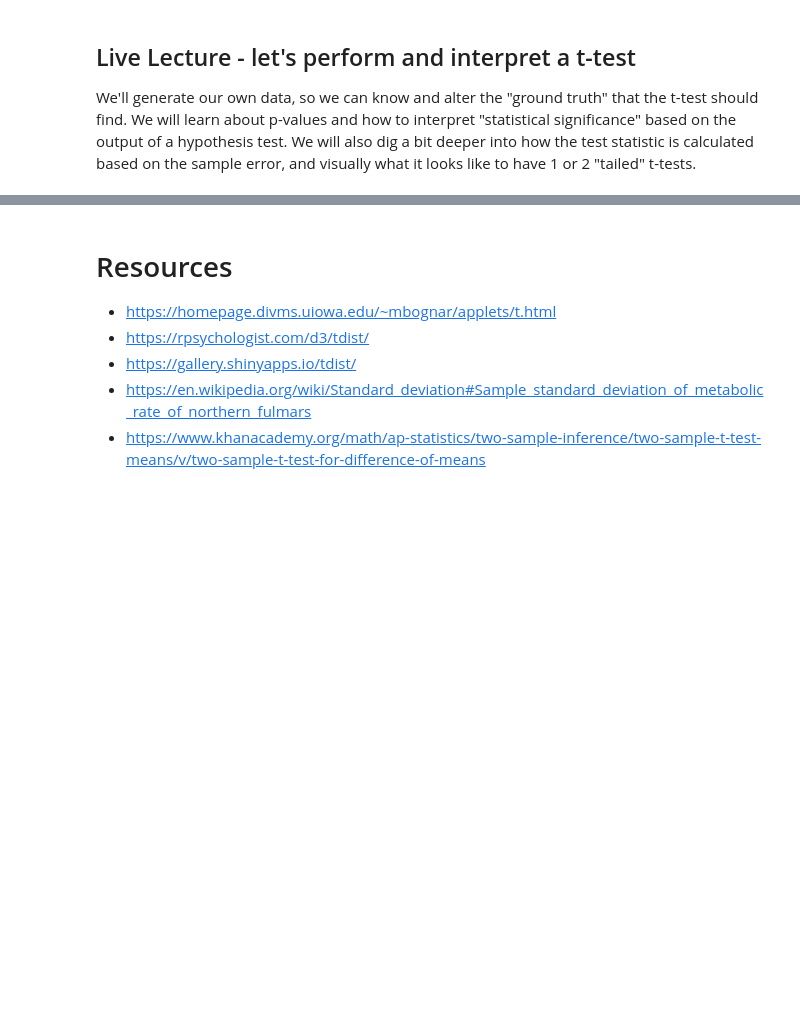
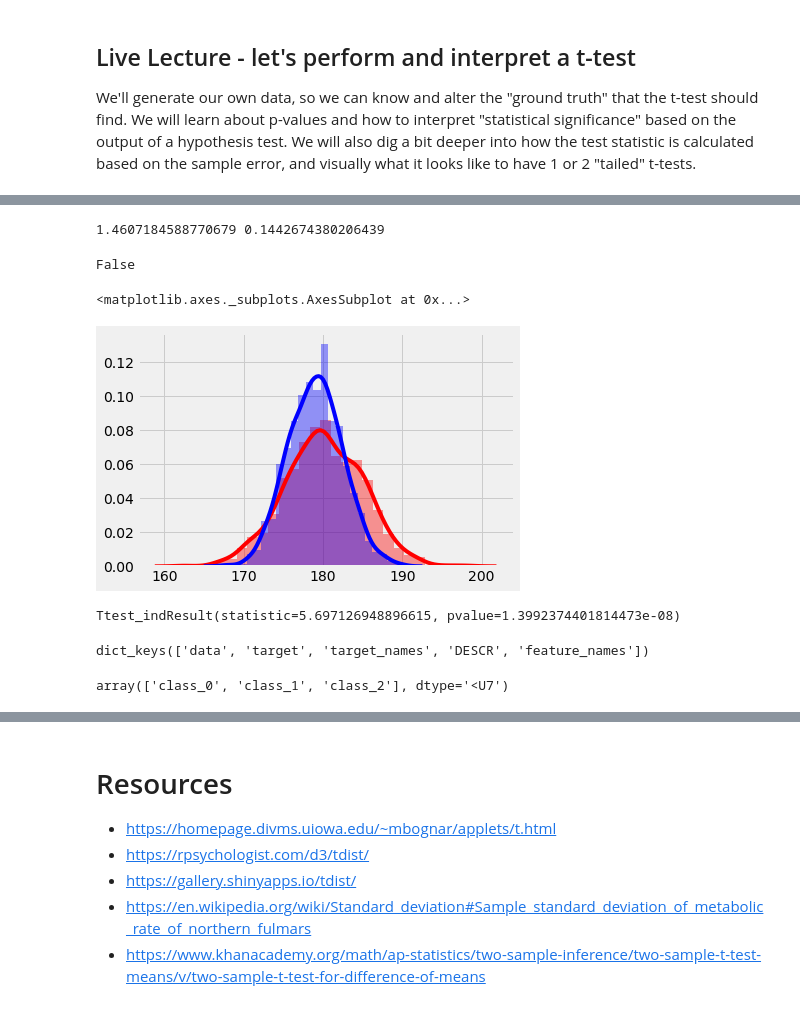
Before and after one commit to bloominstituteoftechnology/DS-Unit-1-Sprint-3-Statistical-Tests-and-Experiments, a Jupyter notebook: module1-statistics-probability-and-inference/LS_DS_131_Statistics_Probability_and_Inference.ipynb, the cells around one changed output, grey strips where cells are left out. Saved outputs shown, nothing was run; the diff lists cells and outputs as text; code cells hidden in the pictures; blank space fills up the shorter version.

```diff
--- a/module1-statistics-probability-and-inference/LS_DS_131_Statistics_Probability_and_Inference.ipynb
+++ b/module1-statistics-probability-and-inference/LS_DS_131_Statistics_Probability_and_Inference.ipynb
@@ -105,0 +166,22 @@ from scipy.stats import ttest_ind, ttest_ind_from_stats, ttest_rel
+# %%
+statistic, pvalue = ttest_ind(groupA, groupB)
+print(statistic, pvalue)
+# %% [output]
+1.4607184588770679 0.1442674380206439
+# %%
+pvalue < 0.05
+# %% [output]
+False
+# %%
+groupC = np.random.normal(180, 5, 1000)
+groupD = np.random.normal(179, 3.5, 1000)
+# %%
+sns.distplot(groupC, color='r')
+sns.distplot(groupD, color='B')
+# %% [output]
+<matplotlib.axes._subplots.AxesSubplot at 0x...>
+[figure, added]
+# %%
+ttest_ind(groupC, groupD)
+# %% [output]
+Ttest_indResult(statistic=5.697126948896615, pvalue=1.3992374401814473e-08)
@@ -105,0 +192,8 @@ from scipy.stats import ttest_ind, ttest_ind_from_stats, ttest_rel
+# %%
+X.keys()
+# %% [output]
+dict_keys(['data', 'target', 'target_names', 'DESCR', 'feature_names'])
+# %%
+X['target_names']
+# %% [output]
+array(['class_0', 'class_1', 'class_2'], dtype='<U7')
```
Also changed, not shown: parts of 32 cells of this notebook.
